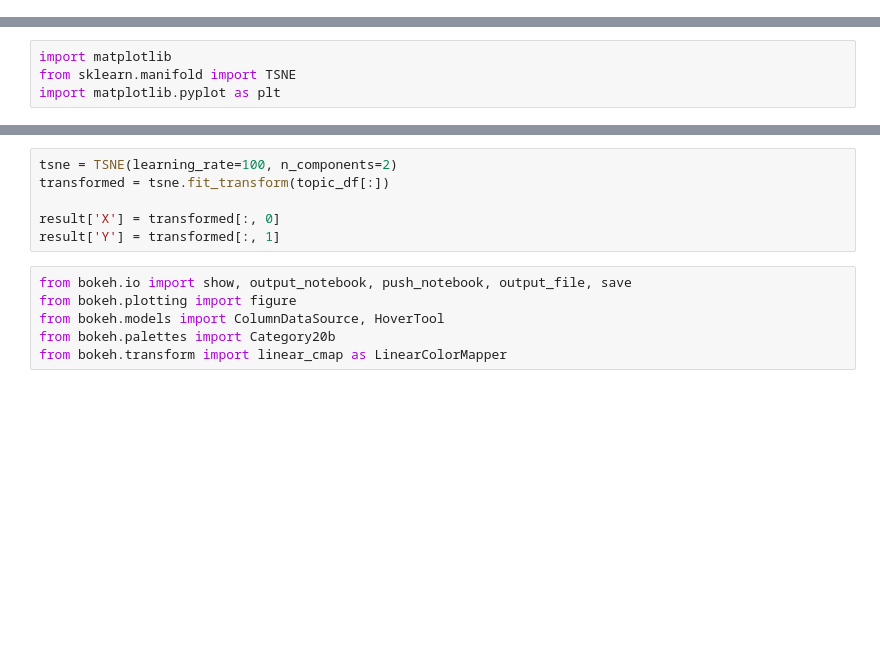
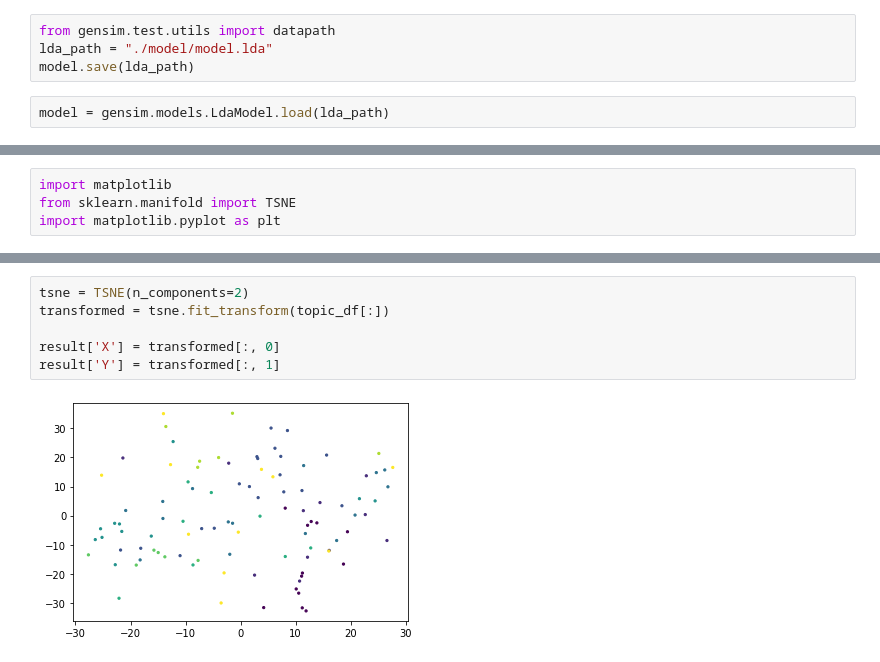
Before and after one commit to CSID-DGU/2020-2-OSSP1-WhatsUp-5, a Jupyter notebook: text_mining/Trend_Analysis.ipynb, the cells around one changed output, grey strips where cells are left out. Cells and saved outputs as stored; diff of their text form; blank space fills up the shorter version.

```diff
--- a/text_mining/Trend_Analysis.ipynb
+++ b/text_mining/Trend_Analysis.ipynb
@@ -278,3 +276,9 @@ model = mallet_to_lda(ldamallet)
+# %%
+from gensim.test.utils import datapath
+lda_path = "./model/model.lda"
+model.save(lda_path)
+# %%
+model = gensim.models.LdaModel.load(lda_path)
 # %%
 pprint(model.show_topics(formatted=True))
 # %% [output]
@@ -341,12 +360,8 @@ ValueError: ignored
 # %%
-tsne = TSNE(learning_rate=100, n_components=2)
+tsne = TSNE(n_components=2)
 transformed = tsne.fit_transform(topic_df[:])
 
 result['X'] = transformed[:, 0]
 result['Y'] = transformed[:, 1]
+# %% [output]
+[figure, added]
-# %%
-from bokeh.io import show, output_notebook, push_notebook, output_file, save
-from bokeh.plotting import figure
-from bokeh.models import ColumnDataSource, HoverTool
-from bokeh.palettes import Category20b
-from bokeh.transform import linear_cmap as LinearColorMapper
```
Also changed, not shown: parts of 24 cells of this notebook, 8 other files.
